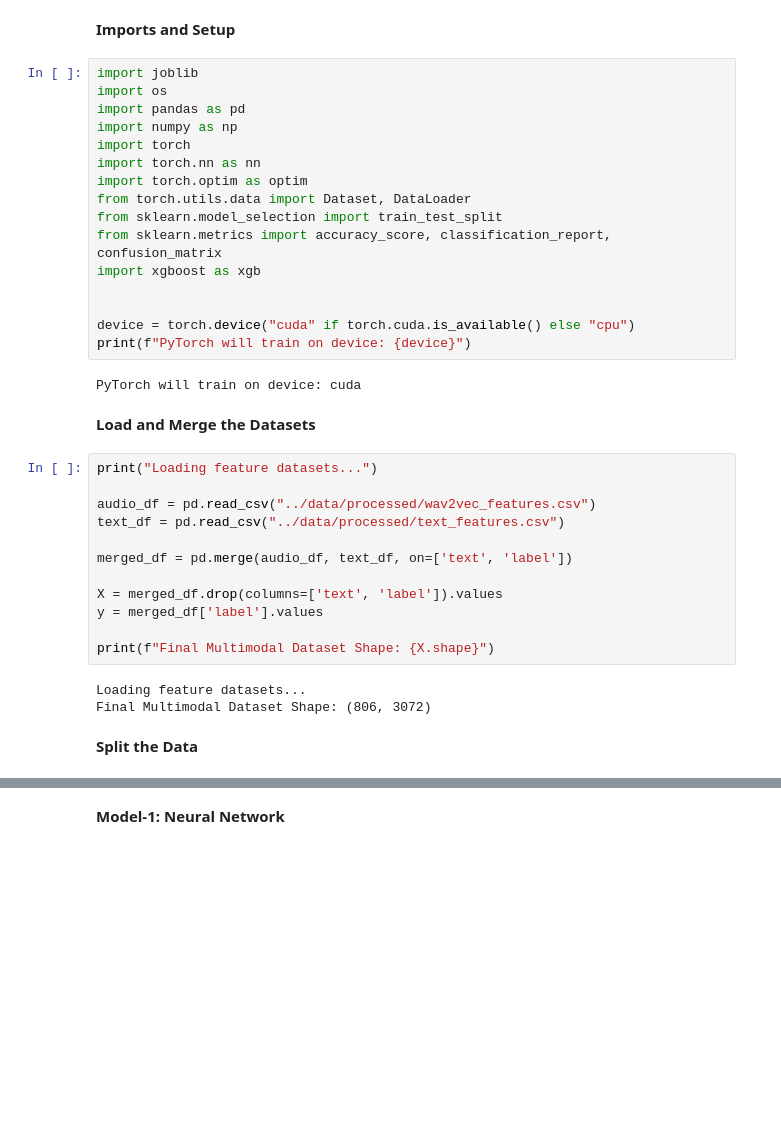
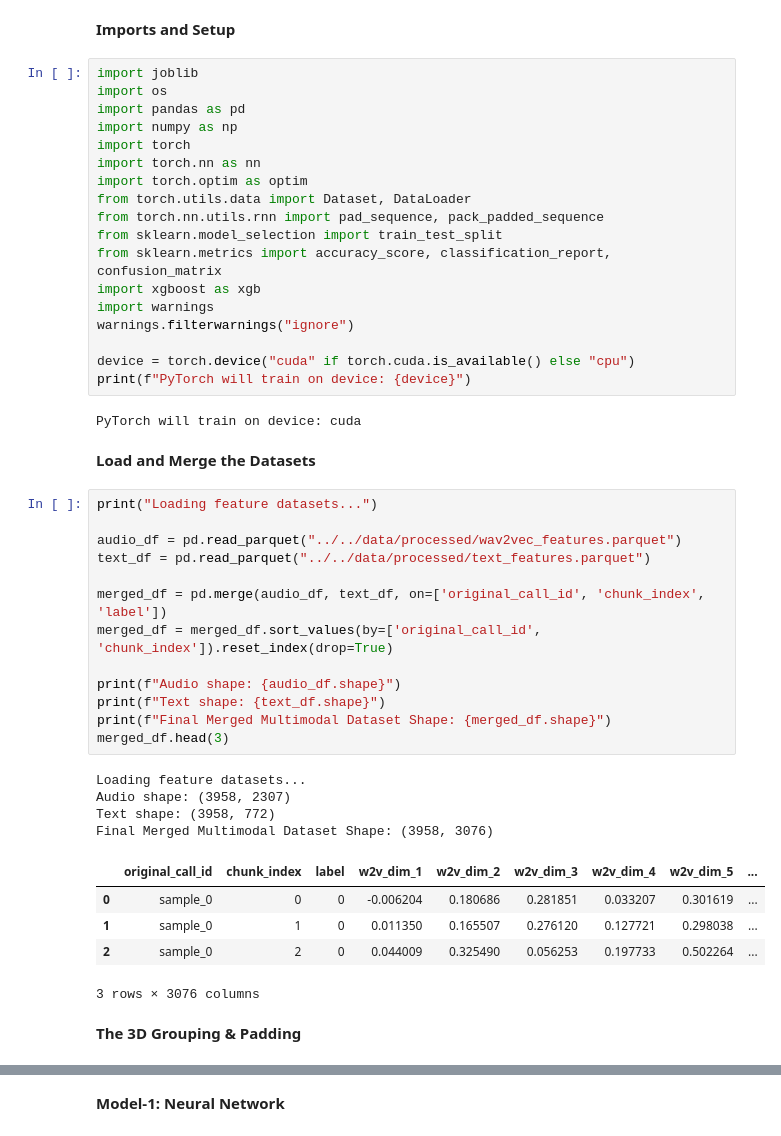
Before and after one commit to AkhlaqurRahmanSabby/Multimodal-Fraud-Detection-System, a Jupyter notebook: experiments/notebooks/06_multimodal_fusion.ipynb, the cells around one changed output, grey strips where cells are left out. Drawn from its saved outputs; the diff is of its cells as text; blank space fills up the shorter version.

```diff
--- a/experiments/notebooks/05_multimodal_fusion.ipynb
+++ b/experiments/notebooks/06_multimodal_fusion.ipynb
@@ -9,10 +9,12 @@ import torch
 import torch.nn as nn
 import torch.optim as optim
 from torch.utils.data import Dataset, DataLoader
+from torch.nn.utils.rnn import pad_sequence, pack_padded_sequence
 from sklearn.model_selection import train_test_split
 from sklearn.metrics import accuracy_score, classification_report, confusion_matrix
 import xgboost as xgb
-
+import warnings
+warnings.filterwarnings("ignore")
 
 device = torch.device("cuda" if torch.cuda.is_available() else "cpu")
 print(f"PyTorch will train on device: {device}")
@@ -23,18 +25,26 @@ PyTorch will train on device: cuda
 # %%
 print("Loading feature datasets...")
 
-audio_df = pd.read_csv("../data/processed/wav2vec_features.csv")
-text_df = pd.read_csv("../data/processed/text_features.csv")
+audio_df = pd.read_parquet("../../data/processed/wav2vec_features.parquet")
+text_df = pd.read_parquet("../../data/processed/text_features.parquet")
 
-merged_df = pd.merge(audio_df, text_df, on=['text', 'label'])
+merged_df = pd.merge(audio_df, text_df, on=['original_call_id', 'chunk_index', 'label'])
+merged_df = merged_df.sort_values(by=['original_call_id', 'chunk_index']).reset_index(drop=True)
 
-X = merged_df.drop(columns=['text', 'label']).values
-y = merged_df['label'].values
-
-print(f"Final Multimodal Dataset Shape: {X.shape}")
+print(f"Audio shape: {audio_df.shape}")
+print(f"Text shape: {text_df.shape}")
+print(f"Final Merged Multimodal Dataset Shape: {merged_df.shape}")
+merged_df.head(3)
 # %% [output]
 Loading feature datasets...
-Final Multimodal Dataset Shape: (806, 3072)
+Audio shape: (3958, 2307)
+Text shape: (3958, 772)
+Final Merged Multimodal Dataset Shape: (3958, 3076)
+|  | original_call_id | chunk_index | label | w2v_dim_1 | w2v_dim_2 | w2v_dim_3 | w2v_dim_4 | w2v_dim_5 | ... |
+| 0 | sample_0 | 0 | 0 | -0.006204 | 0.180686 | 0.281851 | 0.033207 | 0.301619 | ... |
+| 1 | sample_0 | 1 | 0 | 0.011350 | 0.165507 | 0.276120 | 0.127721 | 0.298038 | ... |
+| 2 | sample_0 | 2 | 0 | 0.044009 | 0.325490 | 0.056253 | 0.197733 | 0.502264 | ... |
+3 rows × 3076 columns
 # %% [markdown]
-**Split the Data**
+**The 3D Grouping & Padding**
 # %%
```
Also changed, not shown: parts of 12 cells of this notebook, 2 other files.
